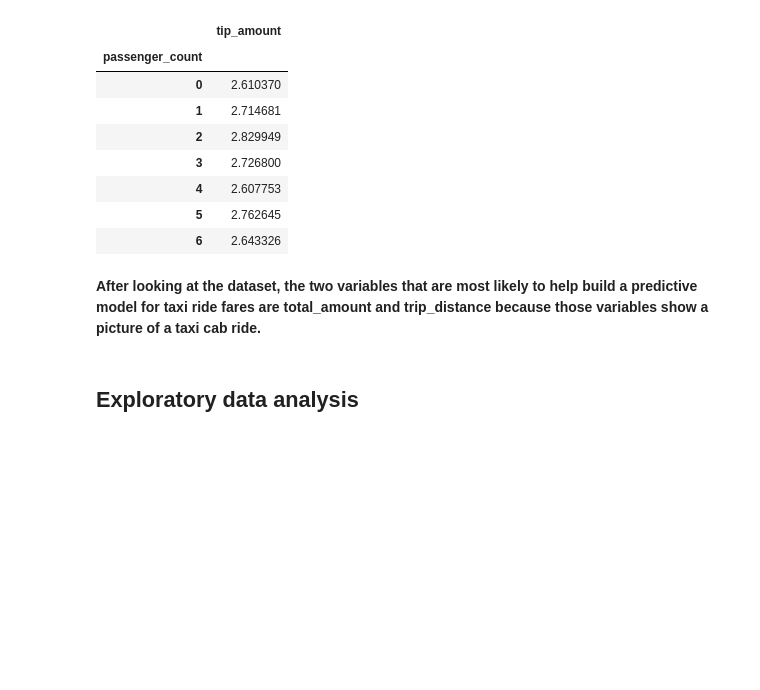
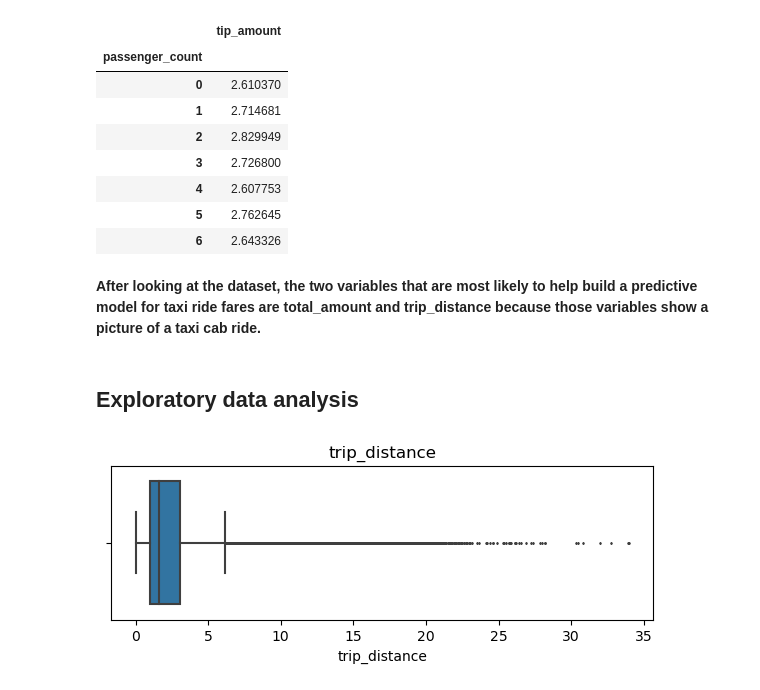
Before and after one commit to Mustafa777Xo/TLC, a Jupyter notebook: TLC.ipynb, the cells around one changed output. Drawn from its saved outputs; the diff is of its cells as text; code cells hidden in the pictures; blank space fills up the shorter version.

```diff
--- a/TLC.ipynb
+++ b/TLC.ipynb
@@ -189,0 +194,11 @@ credit_card.groupby(['passenger_count']).mean(numeric_only=True)[['tip_amount']]
+# %%
+# Convert data columns to datetime
+df['tpep_pickup_datetime']=pd.to_datetime(df['tpep_pickup_datetime'])
+df['tpep_dropoff_datetime']=pd.to_datetime(df['tpep_dropoff_datetime'])
+# %%
+# Create box plot of trip_distance
+plt.figure(figsize=(7,2))
+plt.title('trip_distance')
+sns.boxplot(data=None, x=df['trip_distance'], fliersize=1);
+# %% [output]
+[figure, added]
```
Also changed, not shown: parts of 13 cells of this notebook.
